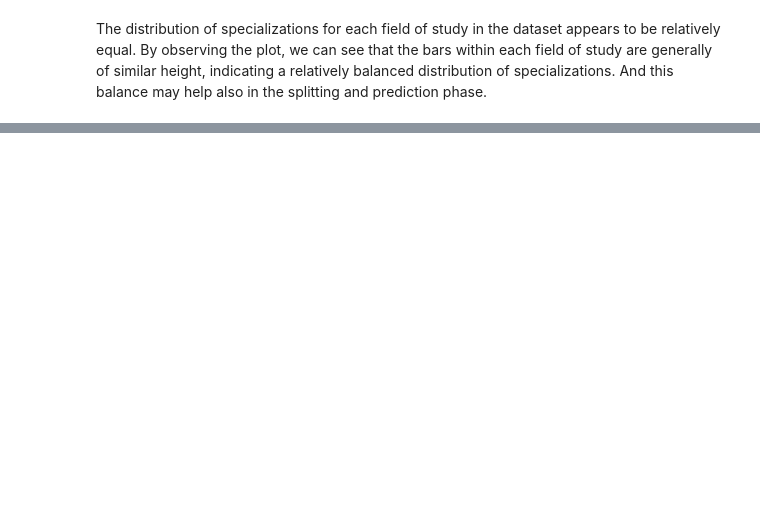
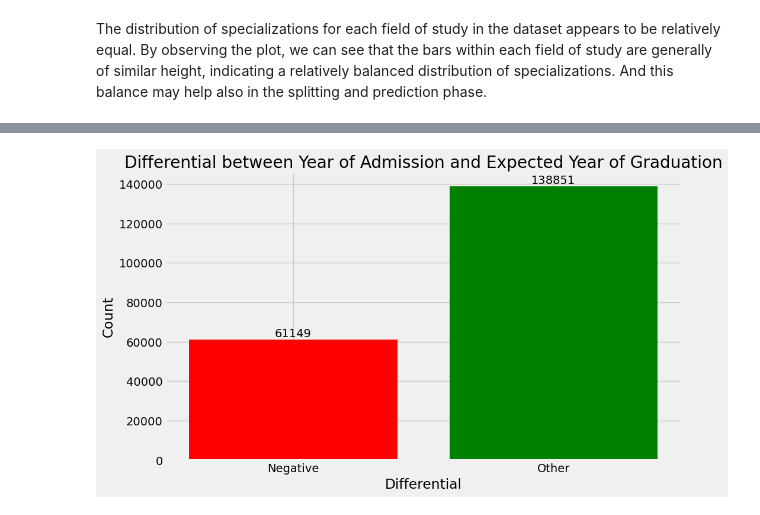
Before and after one commit to sami-rajichi/Machine-Learning-Pojects, a Jupyter notebook: student_enrollment/students_enrollments.ipynb, the cells around one changed output, grey strips where cells are left out. Cells and saved outputs as stored; diff of their text form; code cells hidden in the pictures; blank space fills up the shorter version.

```diff
--- a/student_enrollment/students_enrollments.ipynb
+++ b/student_enrollment/students_enrollments.ipynb
@@ -184,0 +223,19 @@ The distribution of specializations for each field of study in the dataset appea
+# %%
+# Calculate the differential between Year of Admission and Expected Year of Graduation
+data['Diff_adm_grad'] = data['Expected Year of Graduation'] - data['Year of Admission']
+
+negative_diff = len(data[data['Diff_adm_grad'] < 0])
+positive_diff = len(data[data['Diff_adm_grad'] >= 0])
+
+# Plot the bar chart with red bars for negative differentials and green bars for other differentials
+plt.figure(figsize=(10, 6))
+plt.bar('Negative', negative_diff, color='red')
+plt.bar('Other', positive_diff, color='green')
+plt.xlabel('Differential')
+plt.ylabel('Count')
+plt.title('Differential between Year of Admission and Expected Year of Graduation')
+plt.text('Negative', negative_diff, str(negative_diff), ha='center', va='bottom')
+plt.text('Other', positive_diff, str(positive_diff), ha='center', va='bottom')
+plt.show()
+# %% [output]
+[figure, added]
```
Also changed, not shown: parts of 57 cells of this notebook.
